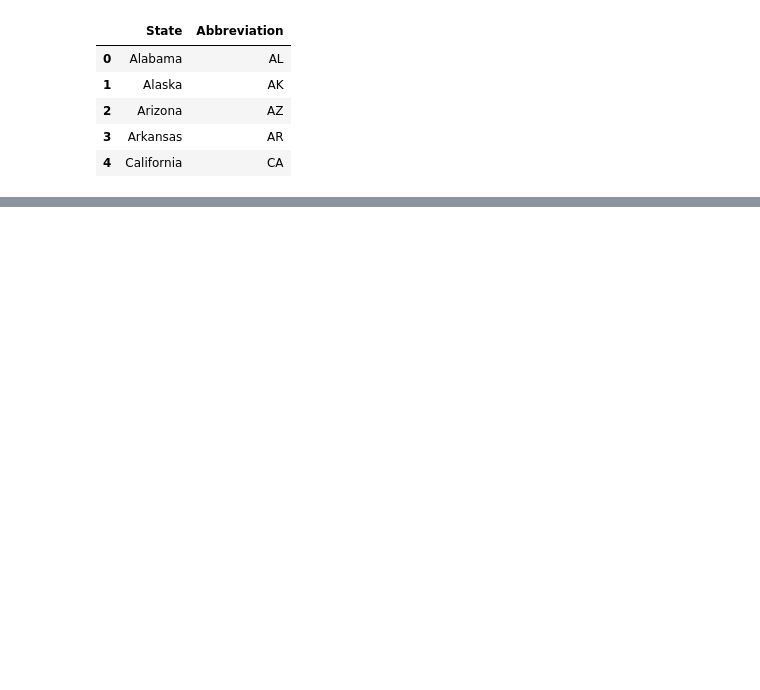
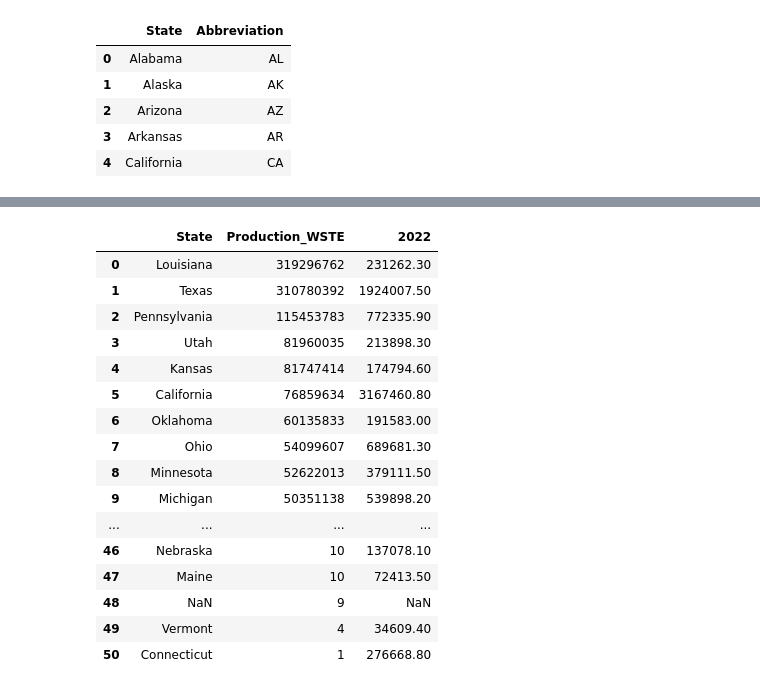
Before and after one commit to cmenegoli/Group-Project-3, a Jupyter notebook: gdp.ipynb, the cells around one changed output, grey strips where cells are left out. Saved outputs shown, nothing was run; the diff lists cells and outputs as text; code cells hidden in the pictures; blank space fills up the shorter version.

```diff
--- a/gdp.ipynb
+++ b/gdp.ipynb
@@ -82,0 +122,24 @@ merge_df1.sort_values(by="2022",ascending=False)
+# %%
+merge_df2=merge_df2[["State","Production_WSTE","2022"]]
+#merge_df2["Production_WSTE"]=merge_df2["Production_WSTE"]/1000
+merge_df2["Production_WSTE"]=merge_df2["Production_WSTE"].astype(int)
+#merge_df2["2022"]=merge_df2["2022"].astype(int)
+merge_df2
+# %% [output]
+|  | State | Production_WSTE | 2022 |
+| 0 | Louisiana | 319296762 | 231262.30 |
+| 1 | Texas | 310780392 | 1924007.50 |
+| 2 | Pennsylvania | 115453783 | 772335.90 |
+| 3 | Utah | 81960035 | 213898.30 |
+| 4 | Kansas | 81747414 | 174794.60 |
+| 5 | California | 76859634 | 3167460.80 |
+| 6 | Oklahoma | 60135833 | 191583.00 |
+| 7 | Ohio | 54099607 | 689681.30 |
+| 8 | Minnesota | 52622013 | 379111.50 |
+| 9 | Michigan | 50351138 | 539898.20 |
+| ... | ... | ... | ... |
+| 46 | Nebraska | 10 | 137078.10 |
+| 47 | Maine | 10 | 72413.50 |
+| 48 | NaN | 9 | NaN |
+| 49 | Vermont | 4 | 34609.40 |
+| 50 | Connecticut | 1 | 276668.80 |
```
Also changed, not shown: parts of 9 cells of this notebook, 8 other files.
